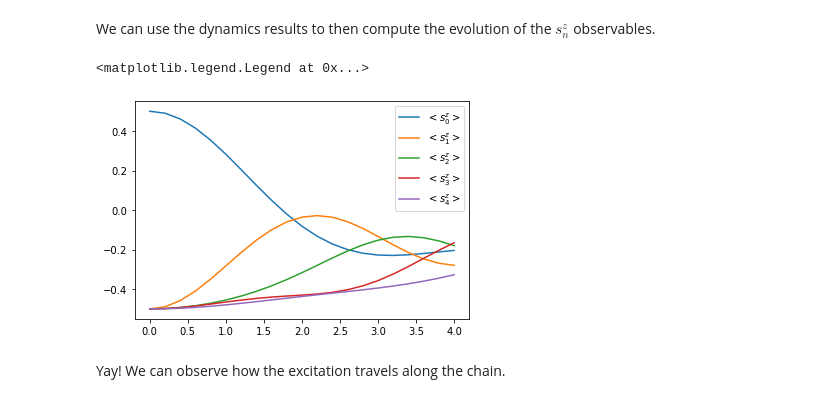
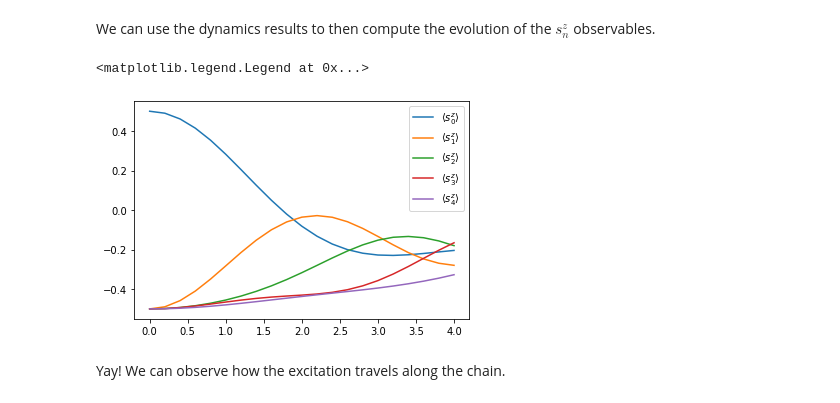
Before and after one commit to tempoCollaboration/OQuPy, a Jupyter notebook: tutorials/pt_tebd.ipynb, the cells around one changed output. Drawn from its saved outputs; the diff is of its cells as text; code cells hidden in the pictures.

```diff
--- a/tutorials/pt_tebd.ipynb
+++ b/tutorials/pt_tebd.ipynb
@@ -126,13 +126,13 @@ We can use the dynamics results to then compute the evolution of the $s^z_n$ obs
 # %%
 for site, dynamics in results_closed['dynamics'].items():
     plt.plot(
         *dynamics.expectations(sz, real=True),
         color=f"C{site}", linestyle="solid",
-        label=f"$<s_{site}^z>$")
+        label=f"$\\langle s_{site}^z \\rangle$")
 plt.legend()
 # %% [output]
 <matplotlib.legend.Legend at 0x...>
-[figure, old version]
+[figure, new version]
 # %% [markdown]
 Yay! We can observe how the excitation travels along the chain.
 # %% [markdown]
```
Also changed, not shown: parts of 5 cells of this notebook, 40 other files.
